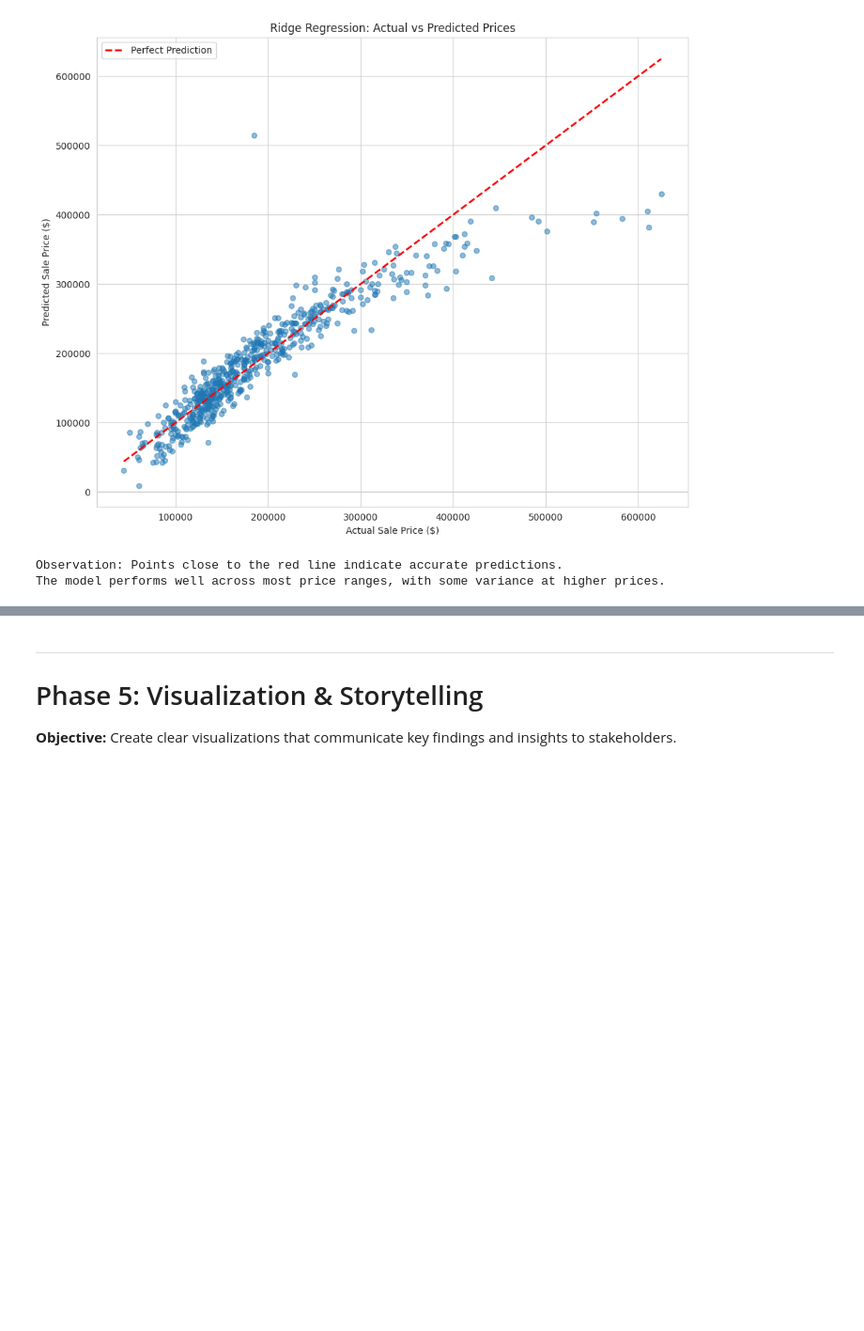
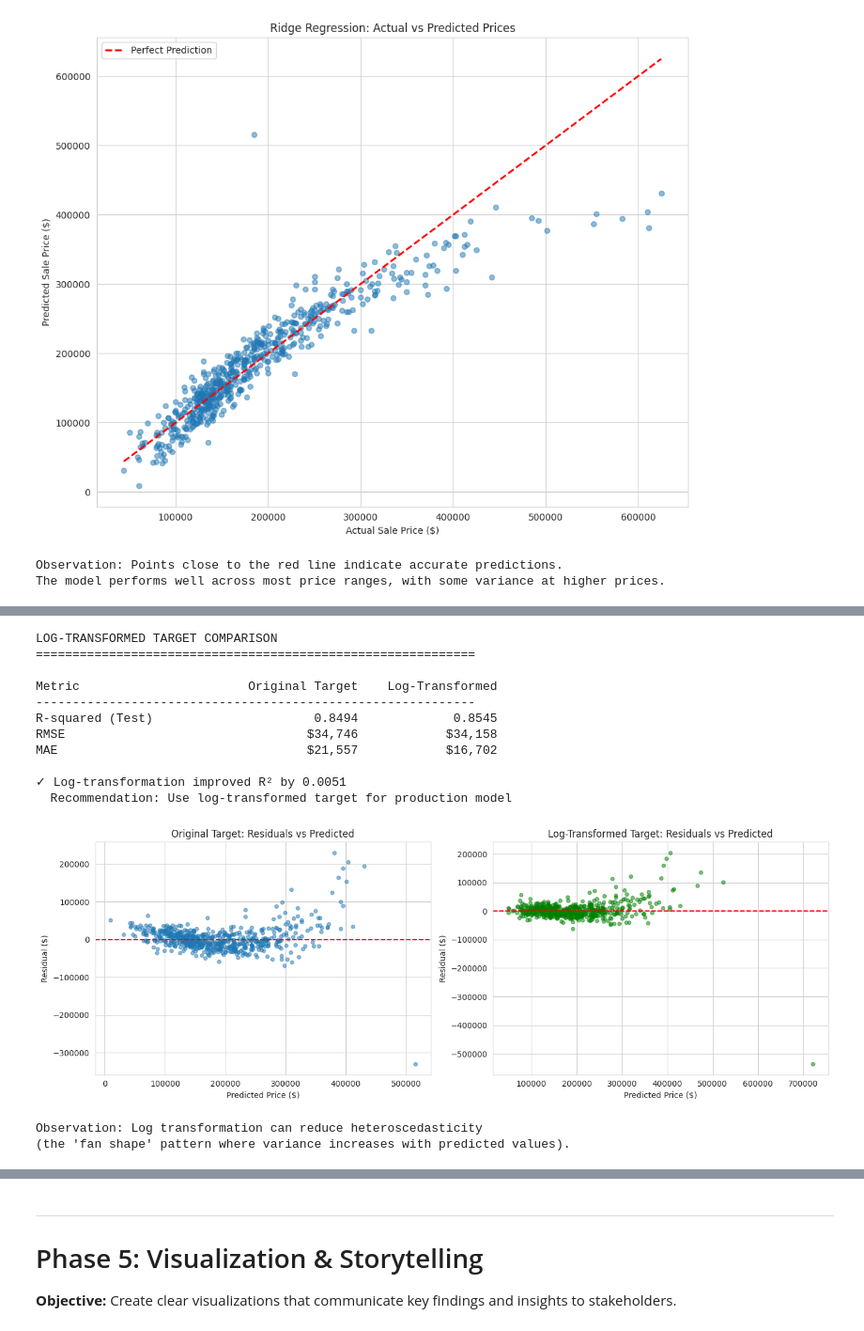
Before and after one commit to Apex-Project-Group/real-estate-price-prediction, a Jupyter notebook: notebooks/Ames_Housing_Price_Prediction.ipynb, the cells around one changed output, grey strips where cells are left out. Shown at 94% size. Saved outputs shown, nothing was run; the diff lists cells and outputs as text; code cells hidden in the pictures; blank space fills up the shorter version.

```diff
--- a/notebooks/Ames_Housing_Price_Prediction.ipynb
+++ b/notebooks/Ames_Housing_Price_Prediction.ipynb
@@ -1690,3 +1935,83 @@ The model performs well across most price ranges, with some variance at higher p
+# %%
+# Compare Ridge Regression with and without log-transformed target
+print("LOG-TRANSFORMED TARGET COMPARISON")
+print("="*60)
+
+# Log transform the target
+y_log = np.log1p(y)
+y_train_log, y_test_log = train_test_split(y_log, test_size=0.2, random_state=42)
+
+# Align indices properly
+y_train_log = y_log.loc[y_train.index]
+y_test_log = y_log.loc[y_test.index]
+
+# Train Ridge on log-transformed target
+ridge_log = Ridge(alpha=ridge_cv.alpha_)
+ridge_log.fit(X_train, y_train_log)
+
+# Predict and transform back
+y_pred_log = ridge_log.predict(X_test)
+y_pred_original = np.expm1(y_pred_log)  # Transform predictions back to original scale
+
+# Calculate metrics on original scale for fair comparison
+r2_log = r2_score(y_test, y_pred_original)
+rmse_log = np.sqrt(mean_squared_error(y_test, y_pred_original))
+mae_log = mean_absolute_error(y_test, y_pred_original)
+
+# Compare results
+print(f"\n{'Metric':<25} {'Original Target':>18} {'Log-Transformed':>18}")
+print("-"*60)
+print(f"{'R-squared (Test)':<25} {r2_test_r:>18.4f} {r2_log:>18.4f}")
+print(f"{'RMSE':<25} {'${:,.0f}'.format(rmse_r):>18} {'${:,.0f}'.format(rmse_log):>18}")
+print(f"{'MAE':<25} {'${:,.0f}'.format(mae_r):>18} {'${:,.0f}'.format(mae_log):>18}")
+
+# Determine winner
+if r2_log > r2_test_r:
+    print(f"\n✓ Log-transformation improved R² by {(r2_log - r2_test_r):.4f}")
+    print("  Recommendation: Use log-transformed target for production model")
+else:
+    print(f"\n→ Original target performs slightly better (R² diff: {(r2_test_r - r2_log):.4f})")
+    print("  Both approaches yield comparable results")
+
+# Visualize improvement in residual distribution
+fig, axes = plt.subplots(1, 2, figsize=(14, 5))
+
+# Original residuals
+residuals_orig = y_test - y_pred_test_r
+axes[0].scatter(y_pred_test_r, residuals_orig, alpha=0.5, s=20)
+axes[0].axhline(0, color='red', linestyle='--')
+axes[0].set_xlabel('Predicted Price ($)')
+axes[0].set_ylabel('Residual ($)')
+axes[0].set_title('Original Target: Residuals vs Predicted')
+
+# Log-transformed residuals (on original scale)
+residuals_log = y_test - y_pred_original
+axes[1].scatter(y_pred_original, residuals_log, alpha=0.5, s=20, color='green')
+axes[1].axhline(0, color='red', linestyle='--')
+axes[1].set_xlabel('Predicted Price ($)')
+axes[1].set_ylabel('Residual ($)')
+axes[1].set_title('Log-Transformed Target: Residuals vs Predicted')
+
+plt.tight_layout()
+plt.show()
+
+print("\nObservation: Log transformation can reduce heteroscedasticity")
+print("(the 'fan shape' pattern where variance increases with predicted values).")
+# %% [output]
+LOG-TRANSFORMED TARGET COMPARISON
+============================================================
+
+Metric                       Original Target    Log-Transformed
+------------------------------------------------------------
+R-squared (Test)                      0.8494             0.8545
+RMSE                                 $34,746            $34,158
+MAE                                  $21,557            $16,702
+
+✓ Log-transformation improved R² by 0.0051
+  Recommendation: Use log-transformed target for production model
+[figure, added]
+Observation: Log transformation can reduce heteroscedasticity
+(the 'fan shape' pattern where variance increases with predicted values).
 # %% [markdown]
 ---
 
```
Also changed, not shown: parts of 18 cells of this notebook.
